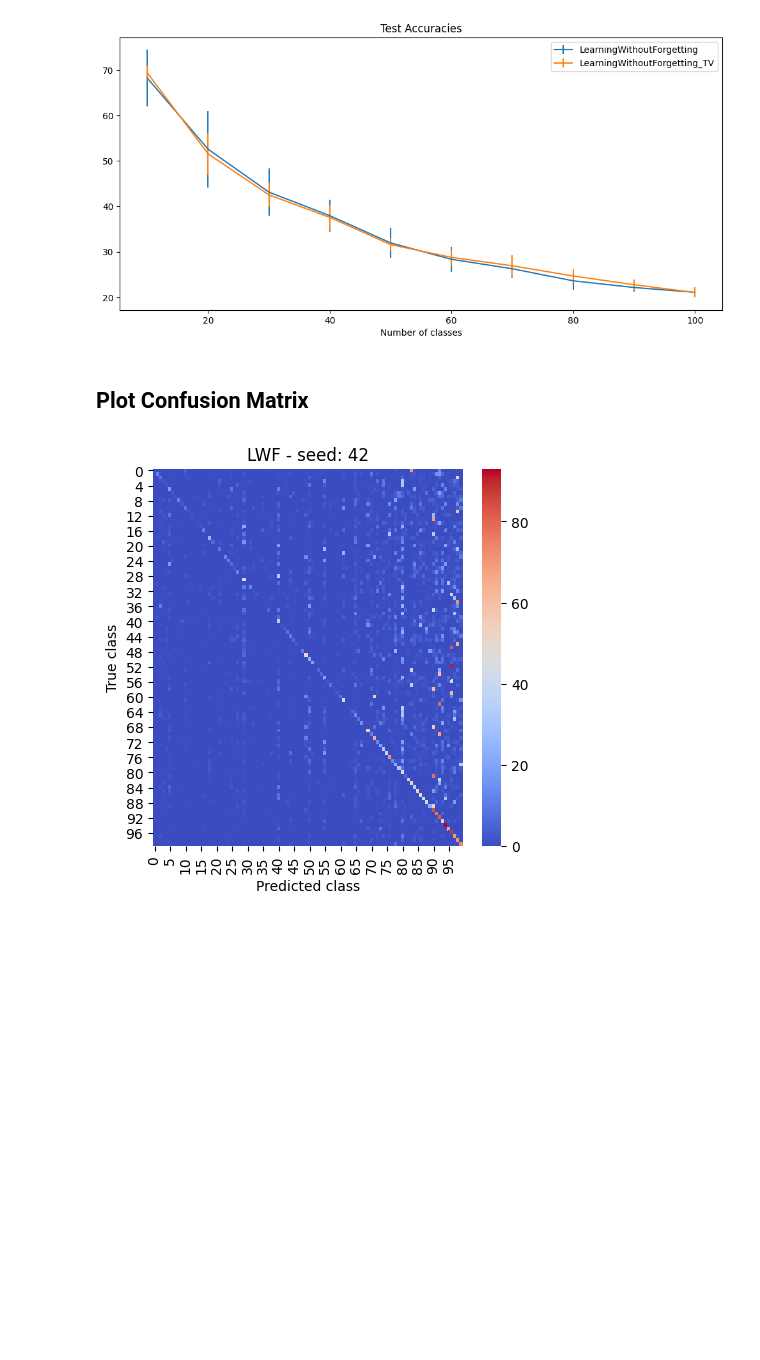
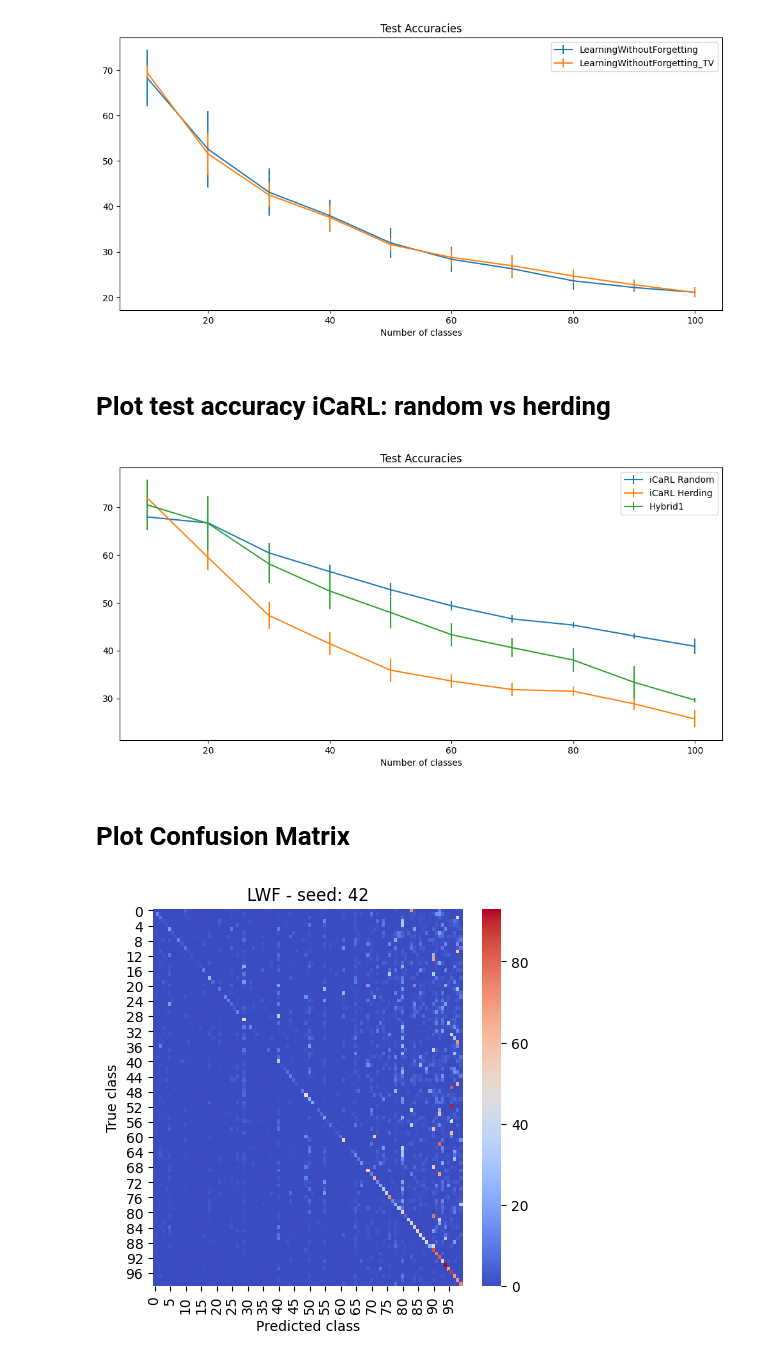
Before and after one commit to antonioalbanese/ProjectMLDL, a Jupyter notebook: plots/Plots.ipynb, the cells around one changed output. Saved outputs shown, nothing was run; the diff lists cells and outputs as text; code cells hidden in the pictures; blank space fills up the shorter version.

```diff
--- a/plots/Plots.ipynb
+++ b/plots/Plots.ipynb
@@ -115,8 +117,51 @@ plot_test_accuracy(LWF_test_accuracy_stats,
                    LWF_test_accuracy_tv_stats)
 # %% [output]
 [figure]
+# %% [markdown]
+# Plot test accuracy iCaRL: random vs herding
+# %%
+jsonfile = open("states/iCaRL/iCaRL_test_accuracy.json")
+iCaRL_test_accuracy = json.load(jsonfile)
+iCaRL_test_accuracy = np.array(iCaRL_test_accuracy)
+iCaRL_test_accuracy_stats = np.array([iCaRL_test_accuracy.mean(0) * 100, iCaRL_test_accuracy.std(0) * 100]).transpose()
+
+jsonfile = open("states/iCaRL/iCaRL_test_accuracy_herding.json")
+iCaRL_test_accuracy_herding = json.load(jsonfile)
+iCaRL_test_accuracy_herding = np.array(iCaRL_test_accuracy_herding)
+iCaRL_test_accuracy_herding_stats = np.array([iCaRL_test_accuracy_herding.mean(0) * 100, iCaRL_test_accuracy_herding.std(0) * 100]).transpose()
+
+jsonfile = open("states/Hybrid1/Hybrid1_test_accuracy.json")
+Hybrid1_test_accuracy =json.load(jsonfile)
+Hybrid1_test_accuracy = np.array(Hybrid1_test_accuracy)
+Hybrid1_test_accuracy_stats = np.array([Hybrid1_test_accuracy.mean(0) * 100, Hybrid1_test_accuracy.std(0) * 100]).transpose()
+# %%
+def plot_test_accuracy(icarl, icarl_herding, hybrid1, save_directory = None):
+  icarl_mean = np.array(icarl)[:, 0]
+  icarl_std = np.array(icarl)[:, 1]
+  herding_mean = np.array(icarl_herding)[:, 0]
+  herding_std = np.array(icarl_herding)[:, 1]
+  hybrid1_mean = np.array(hybrid1)[:, 0]
+  hybrid1_std = np.array(hybrid1)[:, 1]
+  fig, ax = plt.subplots(figsize = (10, 5), dpi = 100)
+  x = np.arange(10, 101, 10)
+  ax.errorbar(x, icarl_mean, icarl_std, label = 'iCaRL Random')
+  ax.errorbar(x, herding_mean, herding_std, label = 'iCaRL Herding')
+  ax.errorbar(x, hybrid1_mean, hybrid1_std, label = 'Hybrid1')
+  ax.set_xlabel("Number of classes")
+  plt.tight_layout()
+  plt.title("Test Accuracies", loc="center")
+  ax.legend()
+  if save_directory != None:
+    fig.savefig(save_directory)
+  plt.show()
+# %%
+plot_test_accuracy(iCaRL_test_accuracy_stats,
+                   iCaRL_test_accuracy_herding_stats,
+                   Hybrid1_test_accuracy_stats)
+# %% [output]
+[figure, added]
 # %% [markdown]
-## Plot Confusion Matrix
+# Plot Confusion Matrix
 # %%
 from data.utils_plot import plot_confusion_matrix
 # %%
```
Also changed, not shown: parts of 5 cells of this notebook.
